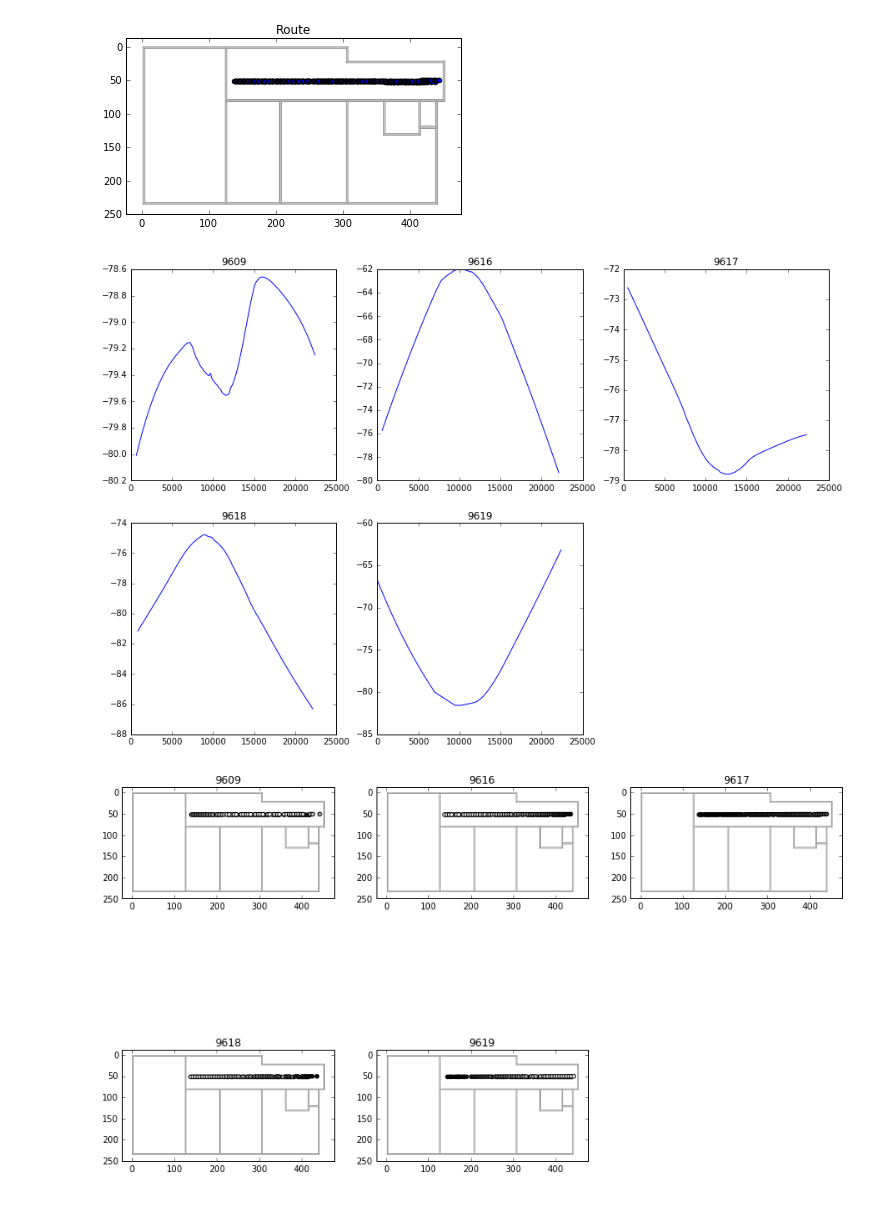
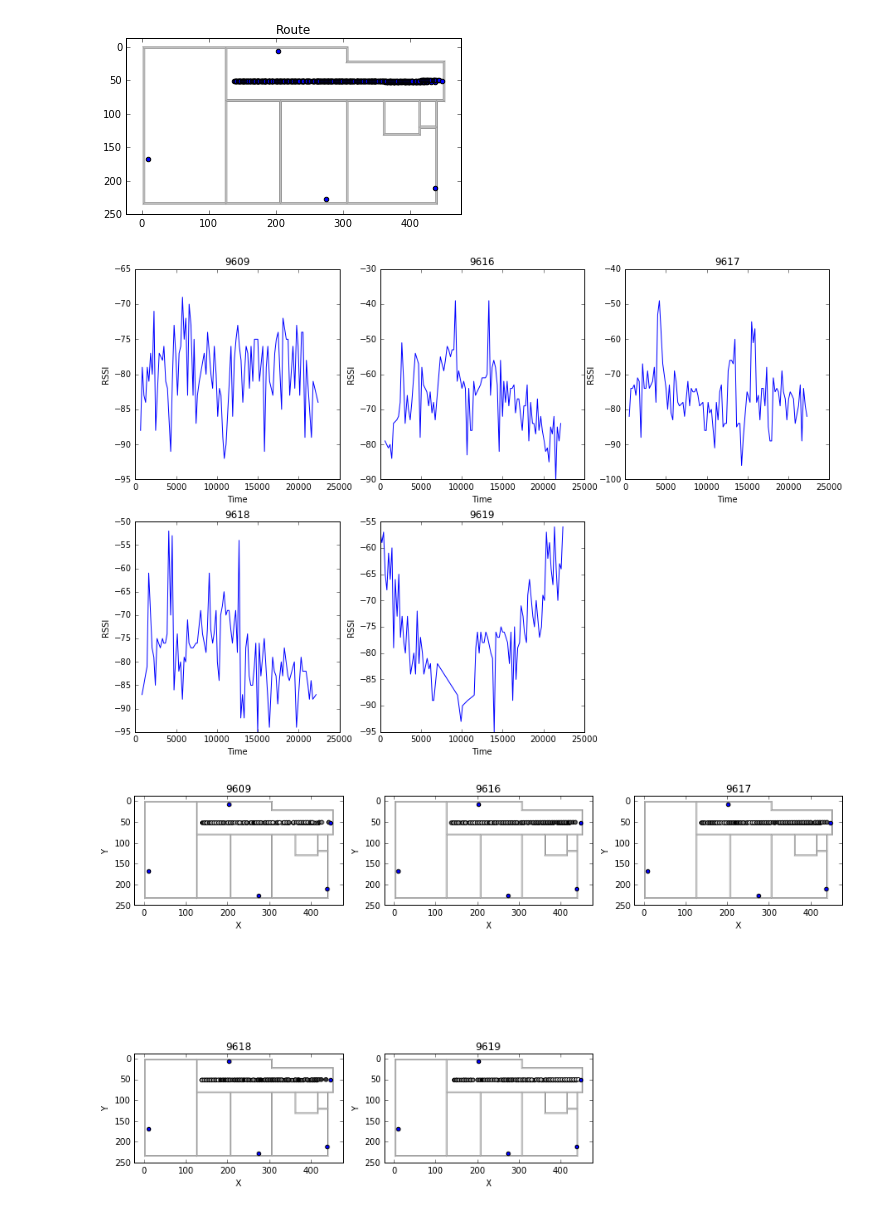
Before and after one commit to Informhunter/IPS, a Jupyter notebook: JupiterNB/data_from_db_analysis/data_visualisation.ipynb, the cells around one changed output. Saved outputs shown, nothing was run; the diff lists cells and outputs as text; code cells hidden in the pictures.

Commit message:
Added beacon position display.

```diff
--- a/JupiterNB/data_from_db_analysis/data_visualisation.ipynb
+++ b/JupiterNB/data_from_db_analysis/data_visualisation.ipynb
@@ -18,10 +18,27 @@ df = df[df.SessId != 32]
 df = df[df.SessId != 31]
 # %%
 img = mpimg.imread('cropped_flat.png')
+# %%
+beacons = pd.DataFrame(
+    {
+        'X' : [13.7,
+               13.4,
+               8.4,
+               6.2,
+               0.3,
+              ],
+        'Y' : [1.6,
+               6.5,
+               7.0,
+               0.2,
+               5.2,
+              ],
+    }
+)
 # %%
-plot_session(straight_line, img, filter_func=rssi_lowess_filter)
+plot_session(straight_line, img, beacons=beacons)
 # %% [output]
-[figure, old version]
+[figure, new version]
-[figure, old version]
+[figure, new version]
-[figure, old version]
+[figure, new version]
 # %%
```
Also changed, not shown: parts of 2 cells of this notebook, 1 other file.
